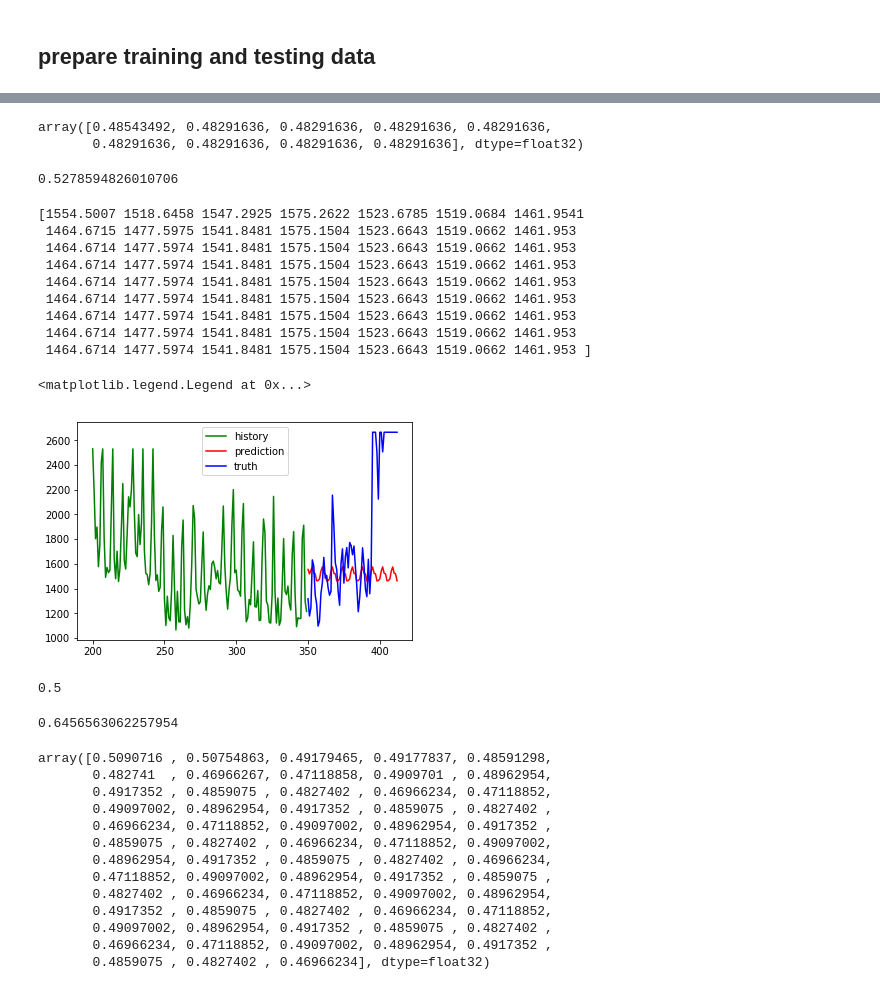
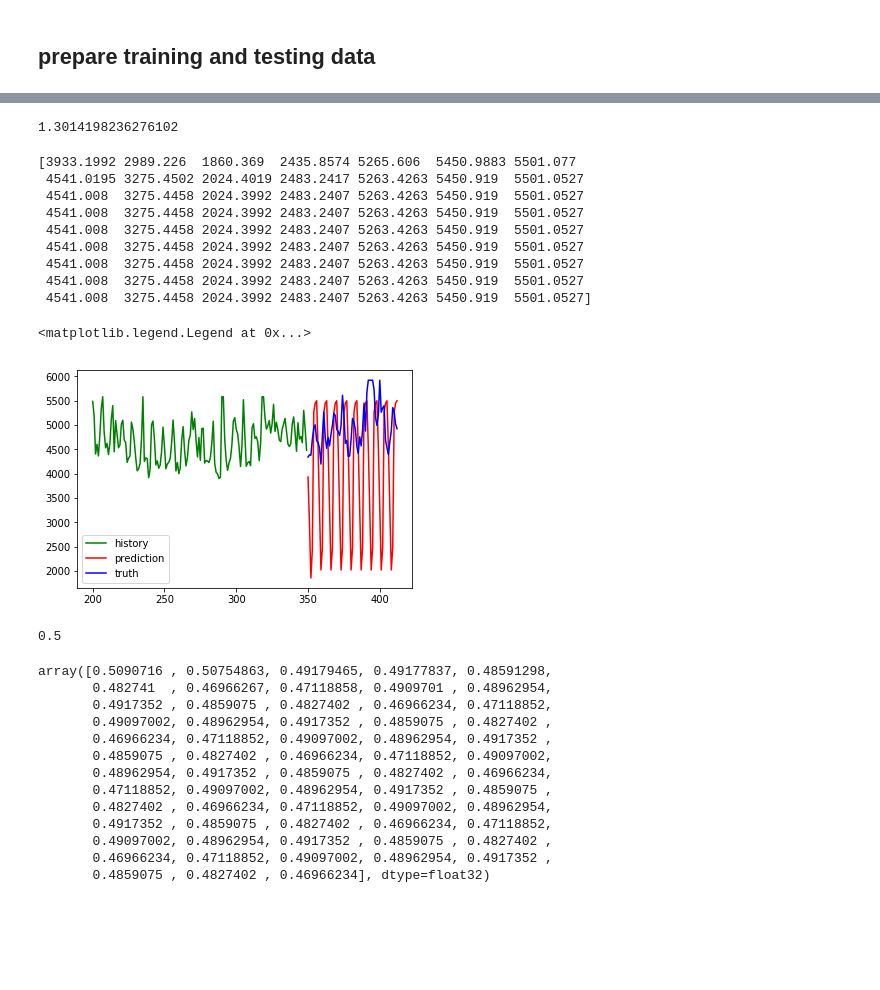
Before and after one commit to YichengPu/web_traffic, a Jupyter notebook: analysis/seq2seq-onehot.ipynb, the cells around one changed output, grey strips where cells are left out. Saved outputs shown, nothing was run; the diff lists cells and outputs as text; code cells hidden in the pictures; blank space fills up the shorter version.

```diff
--- a/analysis/seq2seq-onehot.ipynb
+++ b/analysis/seq2seq-onehot.ipynb
@@ -14,7 +14,7 @@ traffic=traffic.fillna(0)
 
 traffic.head()
 
-sample_index=np.random.choice(traffic.index,4000,replace=False)
+sample_index=np.random.choice(traffic.index,1,replace=False)
 sample_series=[]
 for u in sample_index:
 #     print('Training...|| {:.2f}'.format(u/tot_len*100)+'%',end='\r')
@@ -324,8 +299,3 @@ for i in range(488,500):
-# %%
-preds[1656,2::7]
-# %% [output]
-array([0.48543492, 0.48291636, 0.48291636, 0.48291636, 0.48291636,
-       0.48291636, 0.48291636, 0.48291636, 0.48291636], dtype=float32)
 # %%
 # from util.evaluation import SMAPE as cpu_SMAPE
 # scores=[]
@@ -353,31 +323,31 @@ for ID in range(40):
     mean_scores.append(np.mean(scores))
 np.mean(mean_scores)
 # %% [output]
-0.5278594826010706
+1.3014198236276102
 # %%
-ID=13
+ID=12
 # source=sample_series[ID][encode_start:encode_end]
 source=recovered_test_x[ID]
 pred=preds[ID]
 truth=targets[ID]
 print(pred)
 # for i in range(10):
 plt.figure()
 plt.plot(np.arange(encode_start,encode_end),source,color='g',label='history')
 plt.plot(np.arange(encode_end,encode_end+decode_len),pred,color='r',label='prediction')
 plt.plot(np.arange(encode_end,encode_end+decode_len),truth,color='b',label='truth')
 plt.legend()
 # %% [output]
-[1554.5007 1518.6458 1547.2925 1575.2622 1523.6785 1519.0684 1461.9541
- 1464.6715 1477.5975 1541.8481 1575.1504 1523.6643 1519.0662 1461.953
- 1464.6714 1477.5974 1541.8481 1575.1504 1523.6643 1519.0662 1461.953
- 1464.6714 1477.5974 1541.8481 1575.1504 1523.6643 1519.0662 1461.953
- 1464.6714 1477.5974 1541.8481 1575.1504 1523.6643 1519.0662 1461.953
- 1464.6714 1477.5974 1541.8481 1575.1504 1523.6643 1519.0662 1461.953
- 1464.6714 1477.5974 1541.8481 1575.1504 1523.6643 1519.0662 1461.953
- 1464.6714 1477.5974 1541.8481 1575.1504 1523.6643 1519.0662 1461.953
- 1464.6714 1477.5974 1541.8481 1575.1504 1523.6643 1519.0662 1461.953 ]
+[3933.1992 2989.226  1860.369  2435.8574 5265.606  5450.9883 5501.077
+ 4541.0195 3275.4502 2024.4019 2483.2417 5263.4263 5450.919  5501.0527
+ 4541.008  3275.4458 2024.3992 2483.2407 5263.4263 5450.919  5501.0527
+ 4541.008  3275.4458 2024.3992 2483.2407 5263.4263 5450.919  5501.0527
+ 4541.008  3275.4458 2024.3992 2483.2407 5263.4263 5450.919  5501.0527
+ 4541.008  3275.4458 2024.3992 2483.2407 5263.4263 5450.919  5501.0527
+ 4541.008  3275.4458 2024.3992 2483.2407 5263.4263 5450.919  5501.0527
+ 4541.008  3275.4458 2024.3992 2483.2407 5263.4263 5450.919  5501.0527
+ 4541.008  3275.4458 2024.3992 2483.2407 5263.4263 5450.919  5501.0527]
 <matplotlib.legend.Legend at 0x...>
-[figure, old version]
+[figure, new version]
 # %%
 def valid_iter(test_x,test_y):
@@ -415,10 +385,6 @@ def sigmoid(x):
 sigmoid(0.)
 # %% [output]
 0.5
-# %%
-sigmoid(0.6)
-# %% [output]
-0.6456563062257954
 # %%
 use_cuda=True
 class EncoderRNN(nn.Module):
```
Also changed, not shown: parts of 13 cells of this notebook, 6 other files.
